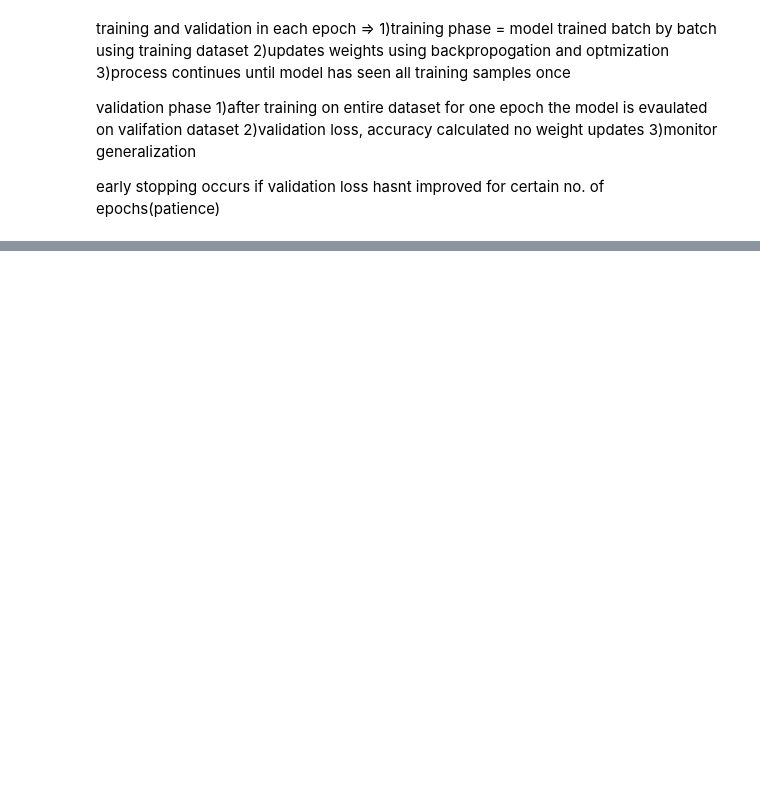
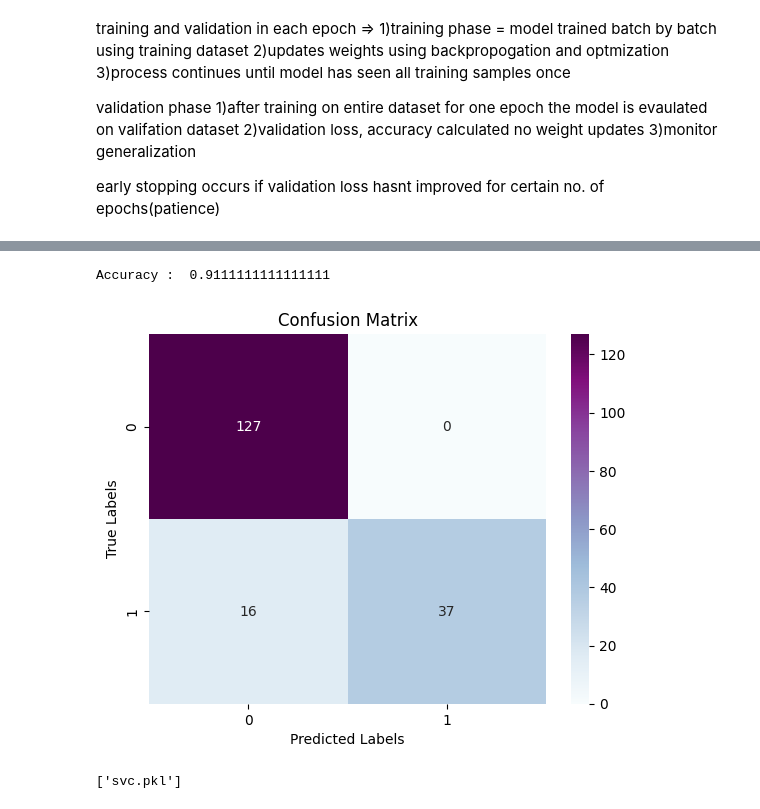
Before and after one commit to Prachiy031/FinalYearProject, a Jupyter notebook: ksdImple.ipynb, the cells around one changed output, grey strips where cells are left out. Cells and saved outputs as stored; diff of their text form; code cells hidden in the pictures; blank space fills up the shorter version.

```diff
--- a/ksdImple.ipynb
+++ b/ksdImple.ipynb
@@ -363,0 +606,3 @@ early stopping occurs if validation loss hasnt improved for certain no. of epoch
+# %%
+#Combining the features for both classes
+features = feature_list_normal + feature_list_stone
@@ -363,0 +781,3 @@ early stopping occurs if validation loss hasnt improved for certain no. of epoch
+# %%
+# Predicting the Test Set
+y_pred = svc.predict(X_valid)
@@ -363,0 +804,26 @@ early stopping occurs if validation loss hasnt improved for certain no. of epoch
+# %%
+#Calculating the accuracy
+accuracy = accuracy_score(y_valid, y_pred)
+print("Accuracy : ", accuracy)
+# %% [output]
+Accuracy :  0.9111111111111111
+# %%
+svm_cm = confusion_matrix(y_valid, y_pred)
+
+sns.heatmap(svm_cm, annot=True, fmt='d', cmap='BuPu')
+
+plt.xlabel('Predicted Labels')
+plt.ylabel('True Labels')
+plt.title('Confusion Matrix')
+
+plt.show()
+# %% [output]
+[figure, added]
+# %%
+import sklearn.externals
+import joblib
+
+# Save the model to a file
+joblib.dump(svc, 'svc.pkl')
+# %% [output]
+['svc.pkl']
```
Also changed, not shown: parts of 36 cells of this notebook.
